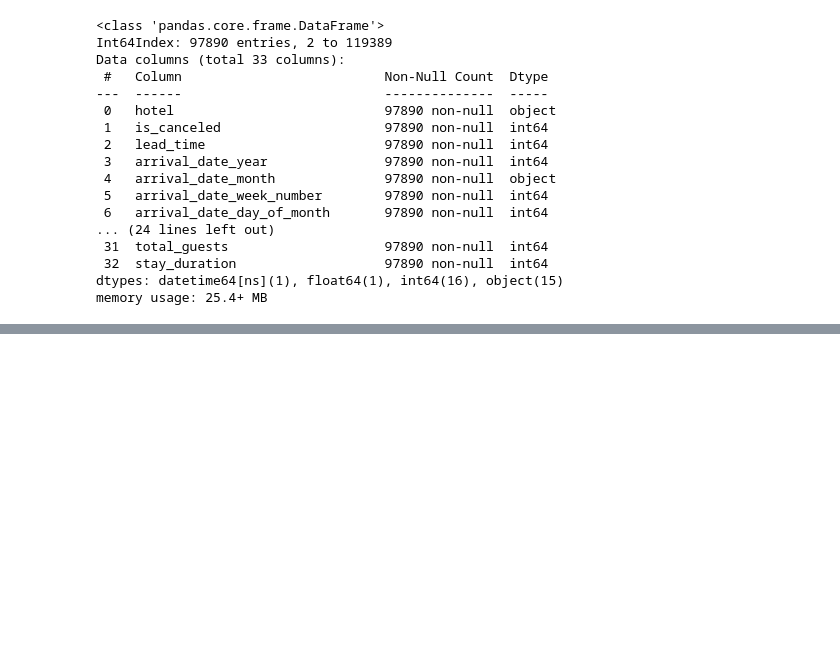
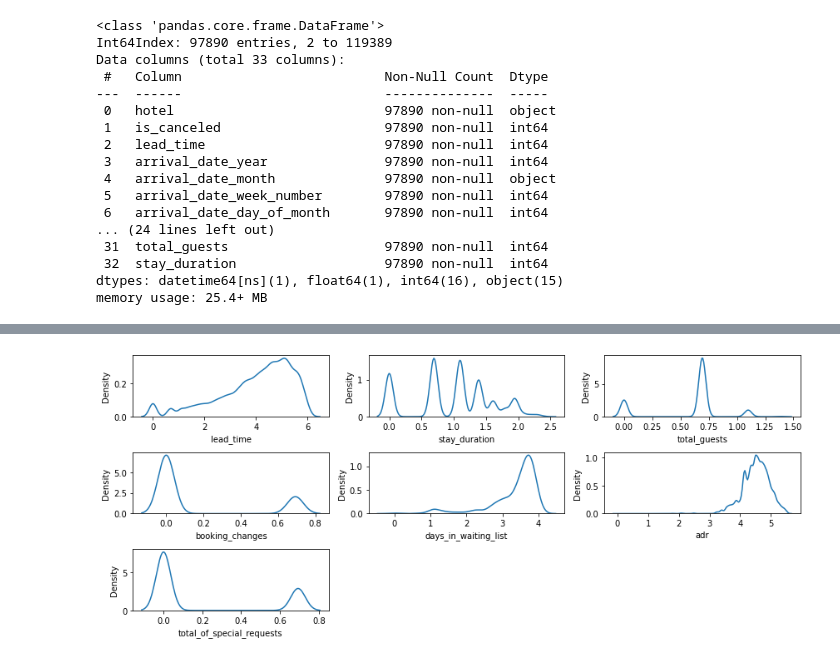
Before and after one commit to Salam215/Final-Project-Rakamin-ML-Hotel-Booking, a Jupyter notebook: Pandas08_baru.ipynb, the cells around one changed output, grey strips where cells are left out. Drawn from its saved outputs; the diff is of its cells as text; code cells hidden in the pictures; blank space fills up the shorter version.

```diff
--- a/Pandas08_baru.ipynb
+++ b/Pandas08_baru.ipynb
@@ -363,2 +392,10 @@ sns.kdeplot(data = np.log(df_baru['lead_time']))
+# %%
+plt.figure(figsize=(12, 5))
+for i in range(0, len(nums1)):
+    plt.subplot(3, 3, i+1)
+    sns.kdeplot(data = np.log(df_baru[nums1[i]]))
+    plt.tight_layout()
+# %% [output]
+[figure, added]
 # %%
 #Scaling
```
Also changed, not shown: parts of 20 cells of this notebook.
